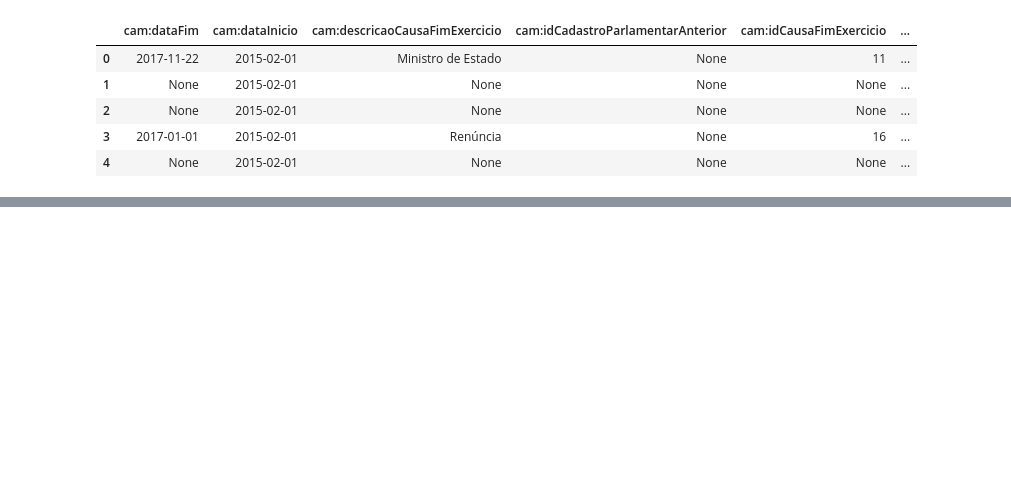
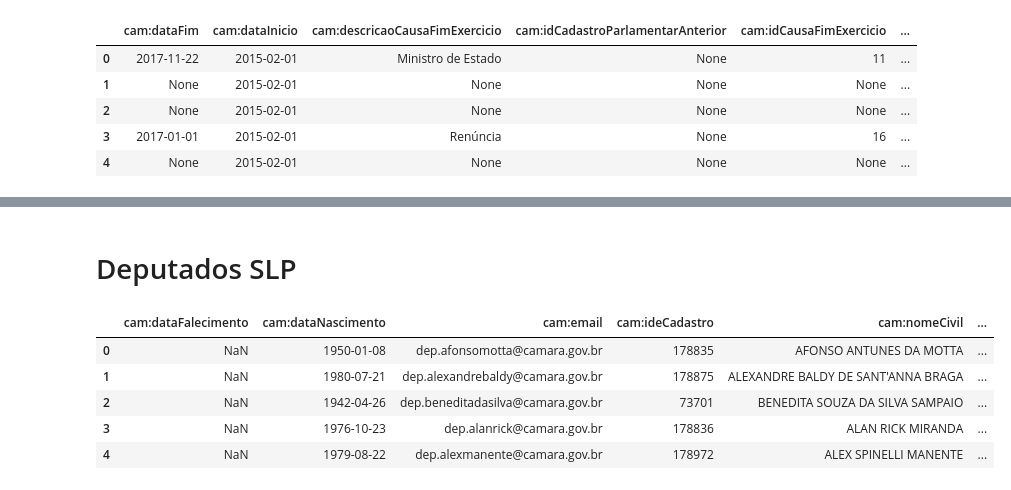
Before and after one commit to guilhermevarela/polare_scrapper, a Jupyter notebook: RoleDeputadoWithPosts.ipynb, the cells around one changed output, grey strips where cells are left out. Saved outputs shown, nothing was run; the diff lists cells and outputs as text; code cells hidden in the pictures; blank space fills up the shorter version.

```diff
--- a/RoleDeputadoWithPosts.ipynb
+++ b/RoleDeputadoWithPosts.ipynb
@@ -92,0 +139,12 @@ ValueError: min() arg is an empty sequence
+# %% [markdown]
+ # Deputados SLP
+# %%
+df_agents = pd.read_csv('datasets/deputados-55.csv',sep=';',encoding='utf-8')
+df_agents.head()
+# %% [output]
+|  | cam:dataFalecimento | cam:dataNascimento | cam:email | cam:ideCadastro | cam:nomeCivil | ... |
+| 0 | NaN | 1950-01-08 | dep.afonsomotta@camara.gov.br | 178835 | AFONSO ANTUNES DA MOTTA | ... |
+| 1 | NaN | 1980-07-21 | dep.alexandrebaldy@camara.gov.br | 178875 | ALEXANDRE BALDY DE SANT'ANNA BRAGA | ... |
+| 2 | NaN | 1942-04-26 | dep.beneditadasilva@camara.gov.br | 73701 | BENEDITA SOUZA DA SILVA SAMPAIO | ... |
+| 3 | NaN | 1976-10-23 | dep.alanrick@camara.gov.br | 178836 | ALAN RICK MIRANDA | ... |
+| 4 | NaN | 1979-08-22 | dep.alexmanente@camara.gov.br | 178972 | ALEX SPINELLI MANENTE | ... |
```
Also changed, not shown: parts of 12 cells of this notebook, 3 other files.
